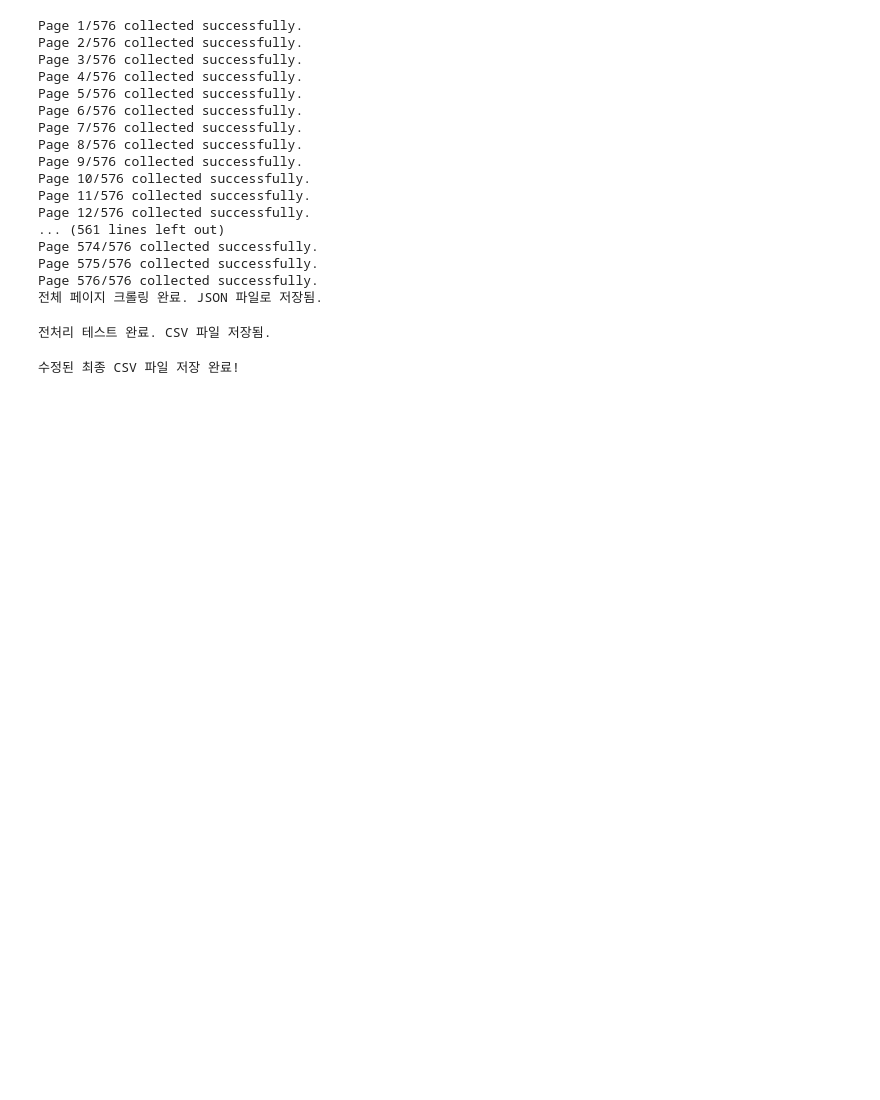
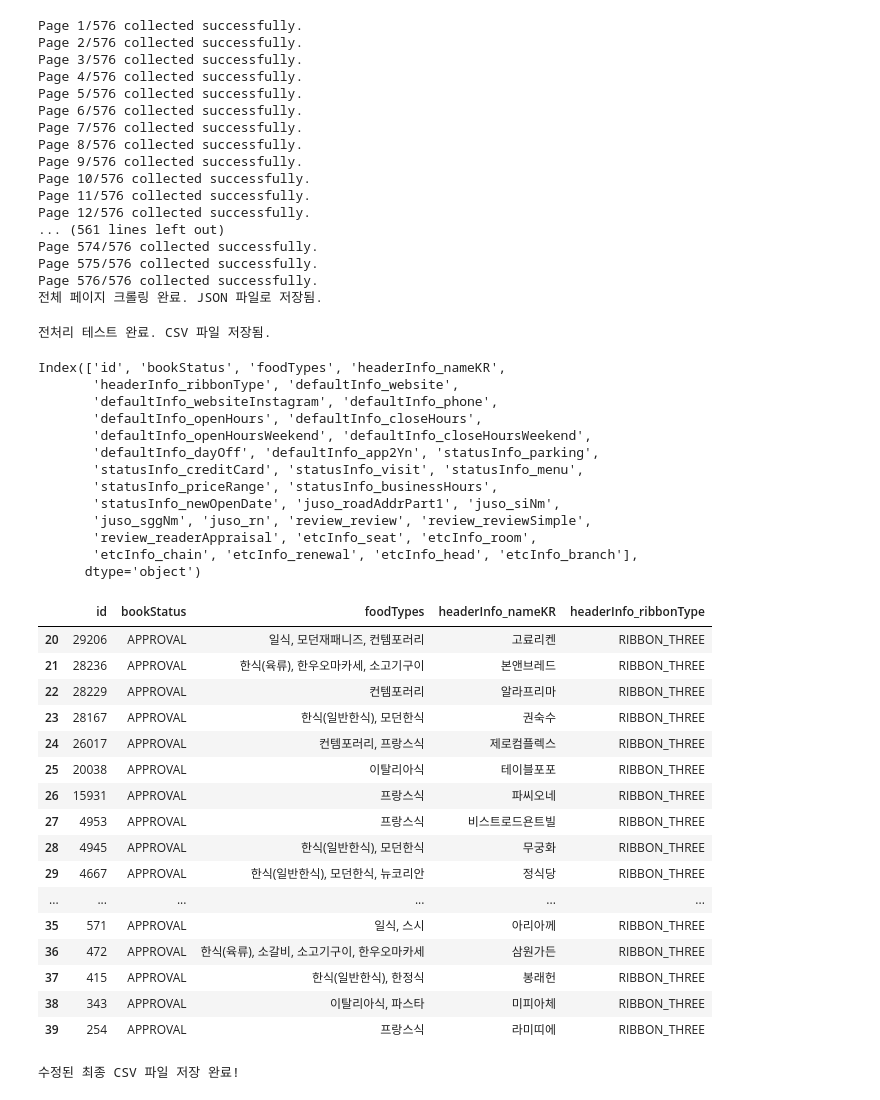
Before and after one commit to SKNETWORKS-FAMILY-AICAMP/SKN06-3rd-2Team, a Jupyter notebook: BRS 데이터 수집과 전처리_all.ipynb, the cells around one changed output. Drawn from its saved outputs; the diff is of its cells as text; code cells hidden in the pictures; blank space fills up the shorter version.

Commit message:
data

```diff
--- a/BRS 데이터 수집과 전처리_all.ipynb
+++ b/BRS 데이터 수집과 전처리_all.ipynb
@@ -99,6 +104,41 @@ df.to_csv("nested_all_restaurants.csv", index=False)
 print("전처리 테스트 완료. CSV 파일 저장됨.")
 # %% [output]
 전처리 테스트 완료. CSV 파일 저장됨.
+# %%
+data = pd.read_csv("blueRibbon.csv")
+print(data.columns)
+data.iloc[20:40, 0:5]
+# %% [output]
+Index(['id', 'bookStatus', 'foodTypes', 'headerInfo_nameKR',
+       'headerInfo_ribbonType', 'defaultInfo_website',
+       'defaultInfo_websiteInstagram', 'defaultInfo_phone',
+       'defaultInfo_openHours', 'defaultInfo_closeHours',
+       'defaultInfo_openHoursWeekend', 'defaultInfo_closeHoursWeekend',
+       'defaultInfo_dayOff', 'defaultInfo_app2Yn', 'statusInfo_parking',
+       'statusInfo_creditCard', 'statusInfo_visit', 'statusInfo_menu',
+       'statusInfo_priceRange', 'statusInfo_businessHours',
+       'statusInfo_newOpenDate', 'juso_roadAddrPart1', 'juso_siNm',
+       'juso_sggNm', 'juso_rn', 'review_review', 'review_reviewSimple',
+       'review_readerAppraisal', 'etcInfo_seat', 'etcInfo_room',
+       'etcInfo_chain', 'etcInfo_renewal', 'etcInfo_head', 'etcInfo_branch'],
+      dtype='object')
+|  | id | bookStatus | foodTypes | headerInfo_nameKR | headerInfo_ribbonType |
+| 20 | 29206 | APPROVAL | 일식, 모던재패니즈, 컨템포러리 | 고료리켄 | RIBBON_THREE |
+| 21 | 28236 | APPROVAL | 한식(육류), 한우오마카세, 소고기구이 | 본앤브레드 | RIBBON_THREE |
+| 22 | 28229 | APPROVAL | 컨템포러리 | 알라프리마 | RIBBON_THREE |
+| 23 | 28167 | APPROVAL | 한식(일반한식), 모던한식 | 권숙수 | RIBBON_THREE |
+| 24 | 26017 | APPROVAL | 컨템포러리, 프랑스식 | 제로컴플렉스 | RIBBON_THREE |
+| 25 | 20038 | APPROVAL | 이탈리아식 | 테이블포포 | RIBBON_THREE |
+| 26 | 15931 | APPROVAL | 프랑스식 | 파씨오네 | RIBBON_THREE |
+| 27 | 4953 | APPROVAL | 프랑스식 | 비스트로드욘트빌 | RIBBON_THREE |
+| 28 | 4945 | APPROVAL | 한식(일반한식), 모던한식 | 무궁화 | RIBBON_THREE |
+| 29 | 4667 | APPROVAL | 한식(일반한식), 모던한식, 뉴코리안 | 정식당 | RIBBON_THREE |
+| ... | ... | ... | ... | ... | ... |
+| 35 | 571 | APPROVAL | 일식, 스시 | 아리아께 | RIBBON_THREE |
+| 36 | 472 | APPROVAL | 한식(육류), 소갈비, 소고기구이, 한우오마카세 | 삼원가든 | RIBBON_THREE |
+| 37 | 415 | APPROVAL | 한식(일반한식), 한정식 | 봉래헌 | RIBBON_THREE |
+| 38 | 343 | APPROVAL | 이탈리아식, 파스타 | 미피아체 | RIBBON_THREE |
+| 39 | 254 | APPROVAL | 프랑스식 | 라미띠에 | RIBBON_THREE |
 # %%
 import numpy as np
 import re
```
Also changed, not shown: parts of 4 cells of this notebook, 1 other file.
